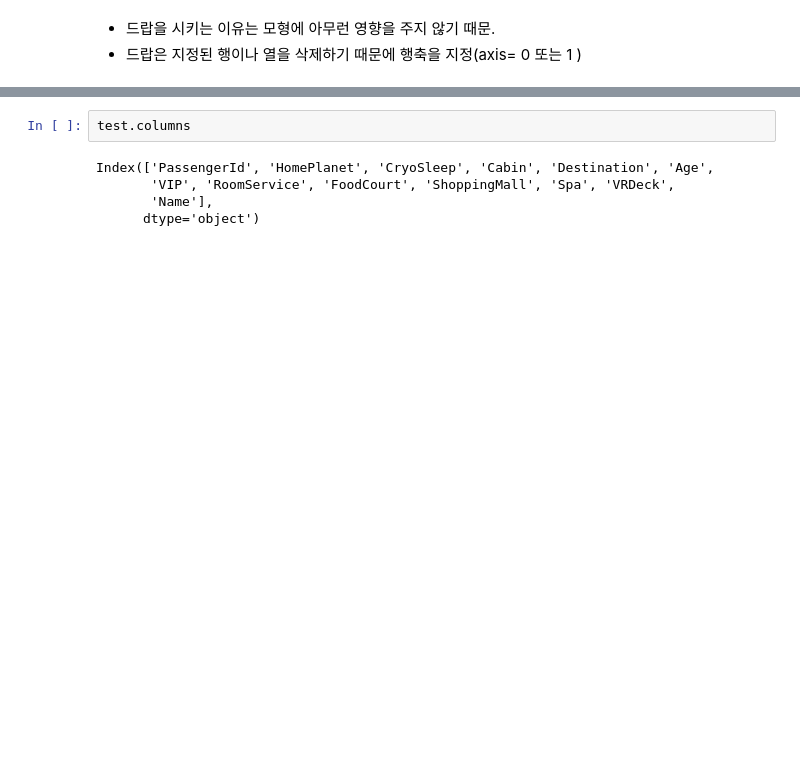
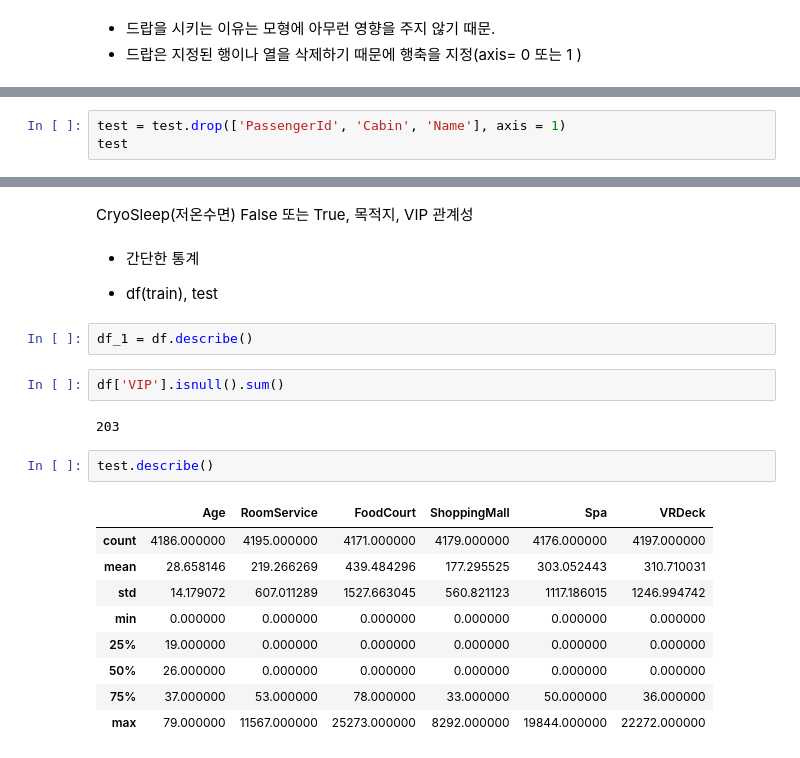
Before and after one commit to kjm12misa/Kaggle, a Jupyter notebook: SpaceShip Titanic/kjm12misa.ipynb, the cells around one changed output, grey strips where cells are left out. Drawn from its saved outputs; the diff is of its cells as text; blank space fills up the shorter version.

```diff
--- a/SpaceShip Titanic/kjm12misa.ipynb
+++ b/SpaceShip Titanic/kjm12misa.ipynb
@@ -189,0 +261,3 @@ df_cat.head(3)
+# %%
+test = test.drop(['PassengerId', 'Cabin', 'Name'], axis = 1)
+test
@@ -190,7 +300,23 @@ df_cat.head(3)
+# %% [markdown]
+CryoSleep(저온수면) False 또는 True, 목적지, VIP 관계성
+# %% [markdown]
+- 간단한 통계
+ + df(train), test
+# %%
+df_1 = df.describe()
+# %%
+df['VIP'].isnull().sum()
+# %% [output]
+203
 # %%
-test.columns
+test.describe()
 # %% [output]
-Index(['PassengerId', 'HomePlanet', 'CryoSleep', 'Cabin', 'Destination', 'Age',
-       'VIP', 'RoomService', 'FoodCourt', 'ShoppingMall', 'Spa', 'VRDeck',
-       'Name'],
-      dtype='object')
+|  | Age | RoomService | FoodCourt | ShoppingMall | Spa | VRDeck |
+| count | 4186.000000 | 4195.000000 | 4171.000000 | 4179.000000 | 4176.000000 | 4197.000000 |
+| mean | 28.658146 | 219.266269 | 439.484296 | 177.295525 | 303.052443 | 310.710031 |
+| std | 14.179072 | 607.011289 | 1527.663045 | 560.821123 | 1117.186015 | 1246.994742 |
+| min | 0.000000 | 0.000000 | 0.000000 | 0.000000 | 0.000000 | 0.000000 |
+| 25% | 19.000000 | 0.000000 | 0.000000 | 0.000000 | 0.000000 | 0.000000 |
+| 50% | 26.000000 | 0.000000 | 0.000000 | 0.000000 | 0.000000 | 0.000000 |
+| 75% | 37.000000 | 53.000000 | 78.000000 | 33.000000 | 50.000000 | 36.000000 |
+| max | 79.000000 | 11567.000000 | 25273.000000 | 8292.000000 | 19844.000000 | 22272.000000 |
```
Also changed, not shown: parts of 28 cells of this notebook.
